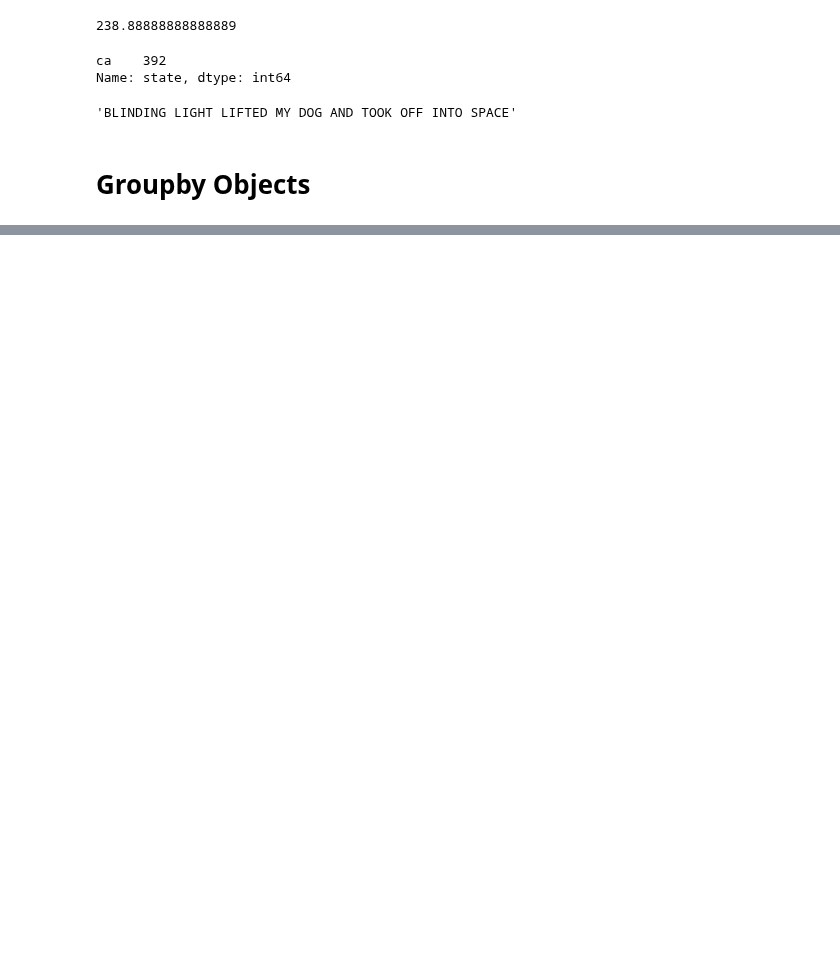
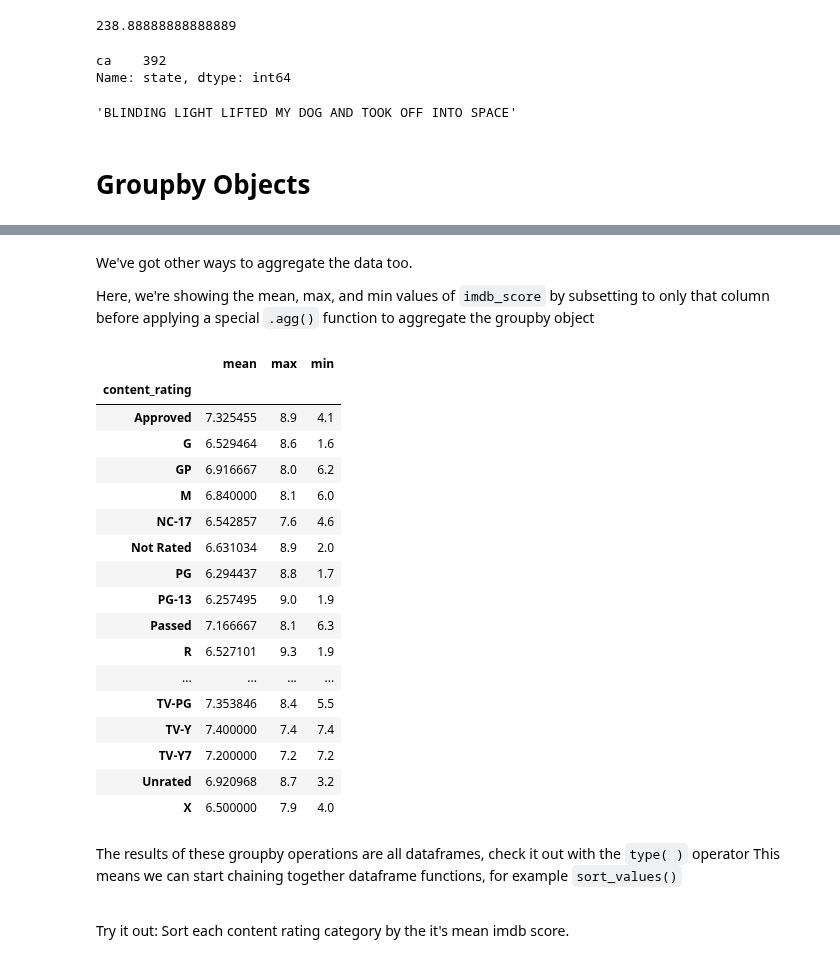
Before and after one commit to ishaandey/node, a Jupyter notebook: week-2/pandas_key.ipynb, the cells around one changed output, grey strips where cells are left out. Cells and saved outputs as stored; diff of their text form; code cells hidden in the pictures; blank space fills up the shorter version.

```diff
--- a/week-2/pandas_key.ipynb
+++ b/week-2/pandas_key.ipynb
@@ -624,0 +470,30 @@ Name: movie_title, dtype: object
+# %% [markdown]
+We've got other ways to aggregate the data too.
+
+Here, we're showing the mean, max, and min values of `imdb_score` by subsetting to only that column before applying a special `.agg()` function to aggregate the groupby object
+# %%
+movies_byRating['imdb_score'].agg(['mean', 'max', 'min'])
+# %% [output]
+|  | mean | max | min |
+| content_rating |  |  |  |
+| Approved | 7.325455 | 8.9 | 4.1 |
+| G | 6.529464 | 8.6 | 1.6 |
+| GP | 6.916667 | 8.0 | 6.2 |
+| M | 6.840000 | 8.1 | 6.0 |
+| NC-17 | 6.542857 | 7.6 | 4.6 |
+| Not Rated | 6.631034 | 8.9 | 2.0 |
+| PG | 6.294437 | 8.8 | 1.7 |
+| PG-13 | 6.257495 | 9.0 | 1.9 |
+| Passed | 7.166667 | 8.1 | 6.3 |
+| R | 6.527101 | 9.3 | 1.9 |
+| ... | ... | ... | ... |
+| TV-PG | 7.353846 | 8.4 | 5.5 |
+| TV-Y | 7.400000 | 7.4 | 7.4 |
+| TV-Y7 | 7.200000 | 7.2 | 7.2 |
+| Unrated | 6.920968 | 8.7 | 3.2 |
+| X | 6.500000 | 7.9 | 4.0 |
+# %% [markdown]
+The results of these groupby operations are all dataframes, check it out with the `type( )` operator
+This means we can start chaining together dataframe functions, for example `sort_values()`
+
+<br> Try it out: Sort each content rating category by the it's mean imdb score.
```
Also changed, not shown: parts of 60 cells of this notebook.
